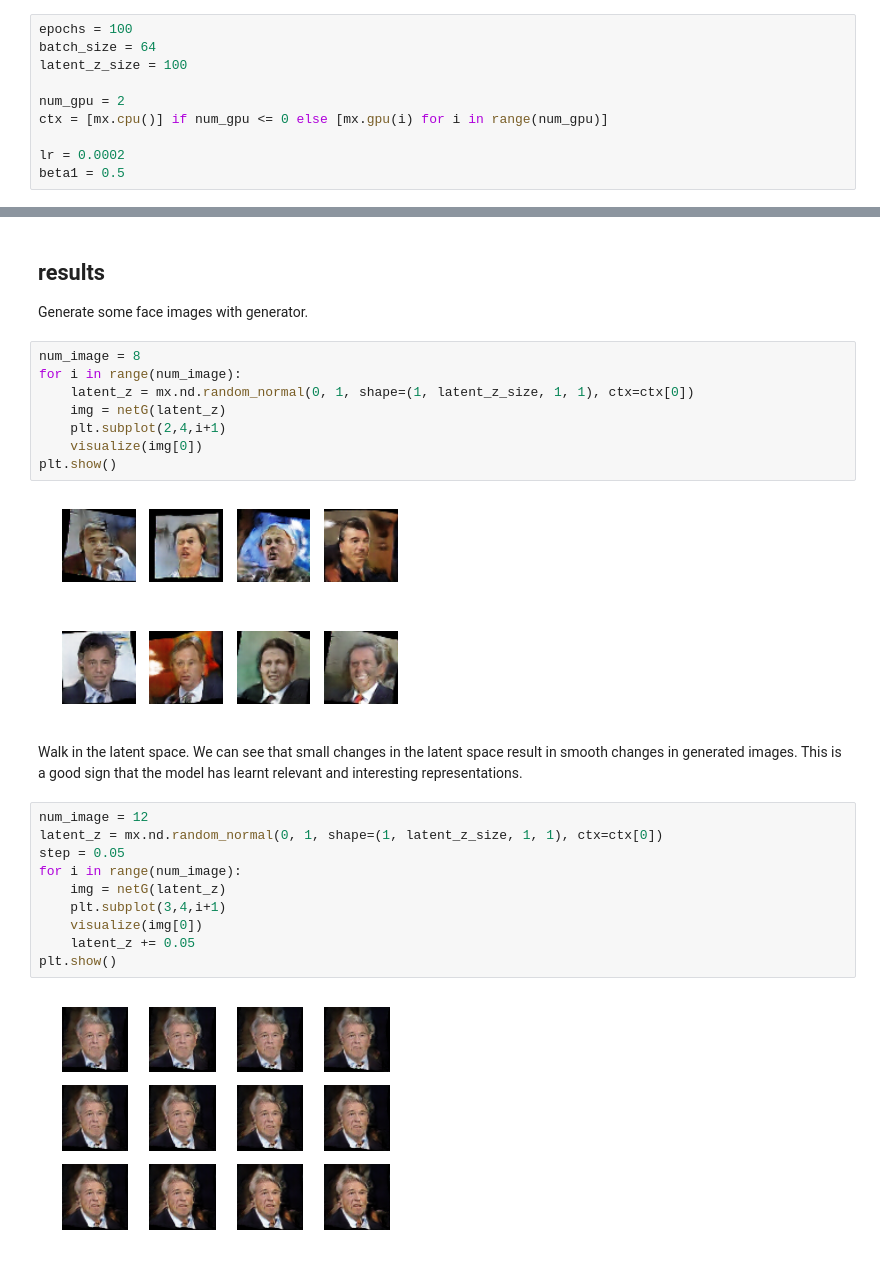
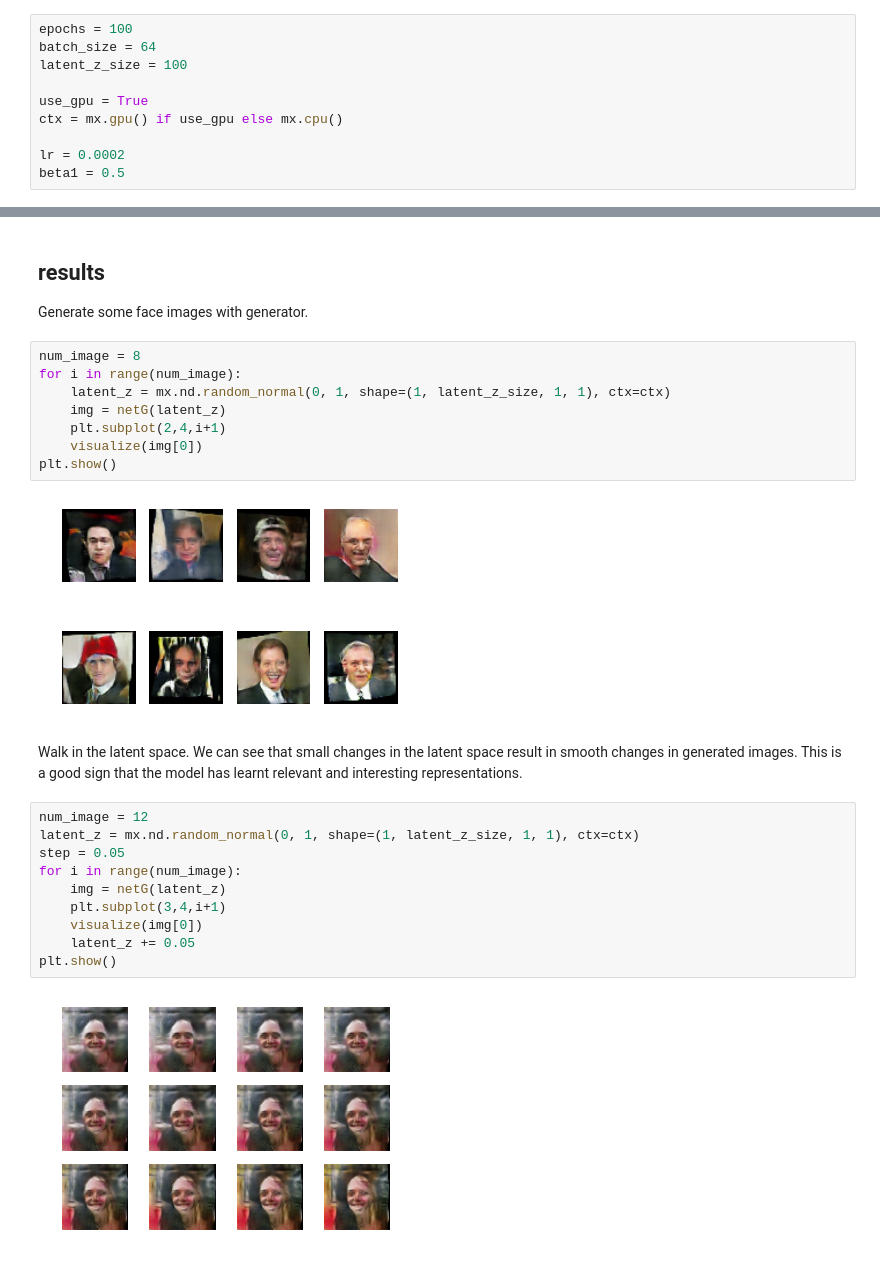
Before and after one commit to zackchase/mxnet-the-straight-dope, a Jupyter notebook: P10-C02-dcgan.ipynb, the cells around one changed output, grey strips where cells are left out. Drawn from its saved outputs; the diff is of its cells as text.

```diff
--- a/P10-C02-dcgan.ipynb
+++ b/P10-C02-dcgan.ipynb
@@ -25,8 +25,8 @@ epochs = 100
 batch_size = 64
 latent_z_size = 100
 
-num_gpu = 2
-ctx = [mx.cpu()] if num_gpu <= 0 else [mx.gpu(i) for i in range(num_gpu)]
+use_gpu = True
+ctx = mx.gpu() if use_gpu else mx.cpu()
 
 lr = 0.0002
 beta1 = 0.5
@@ -246,24 +244,24 @@ Generate some face images with generator.
 # %%
 num_image = 8
 for i in range(num_image):
-    latent_z = mx.nd.random_normal(0, 1, shape=(1, latent_z_size, 1, 1), ctx=ctx[0])
+    latent_z = mx.nd.random_normal(0, 1, shape=(1, latent_z_size, 1, 1), ctx=ctx)
     img = netG(latent_z)
     plt.subplot(2,4,i+1)
     visualize(img[0])
 plt.show()
 # %% [output]
-[figure, old version]
+[figure, new version]
 # %% [markdown]
 Walk in the latent space. We can see that small changes in the latent space result in smooth changes in generated images. This is a good sign that the model has learnt relevant and interesting representations.
 # %%
 num_image = 12
-latent_z = mx.nd.random_normal(0, 1, shape=(1, latent_z_size, 1, 1), ctx=ctx[0])
+latent_z = mx.nd.random_normal(0, 1, shape=(1, latent_z_size, 1, 1), ctx=ctx)
 step = 0.05
 for i in range(num_image):
     img = netG(latent_z)
     plt.subplot(3,4,i+1)
     visualize(img[0])
     latent_z += 0.05
 plt.show()
 # %% [output]
-[figure, old version]
+[figure, new version]
```
Also changed, not shown: parts of 2 cells of this notebook.
